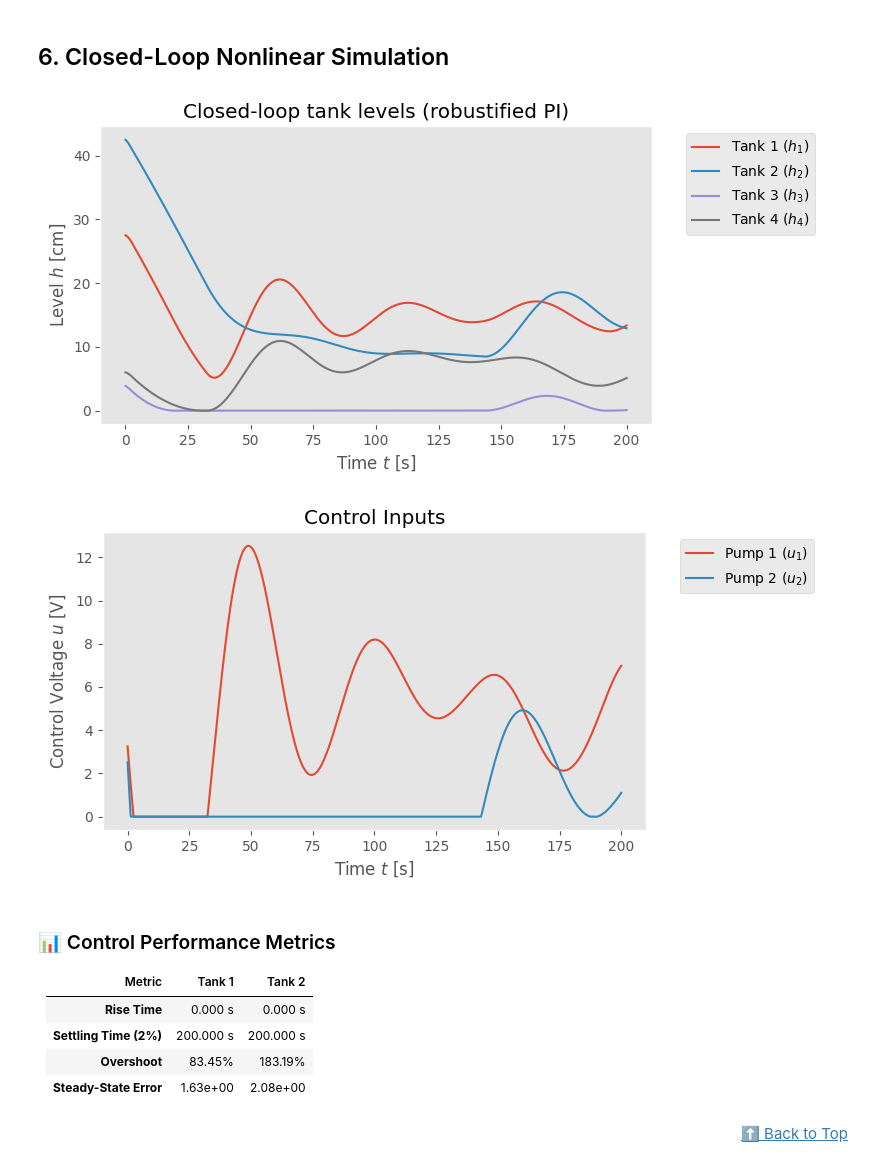
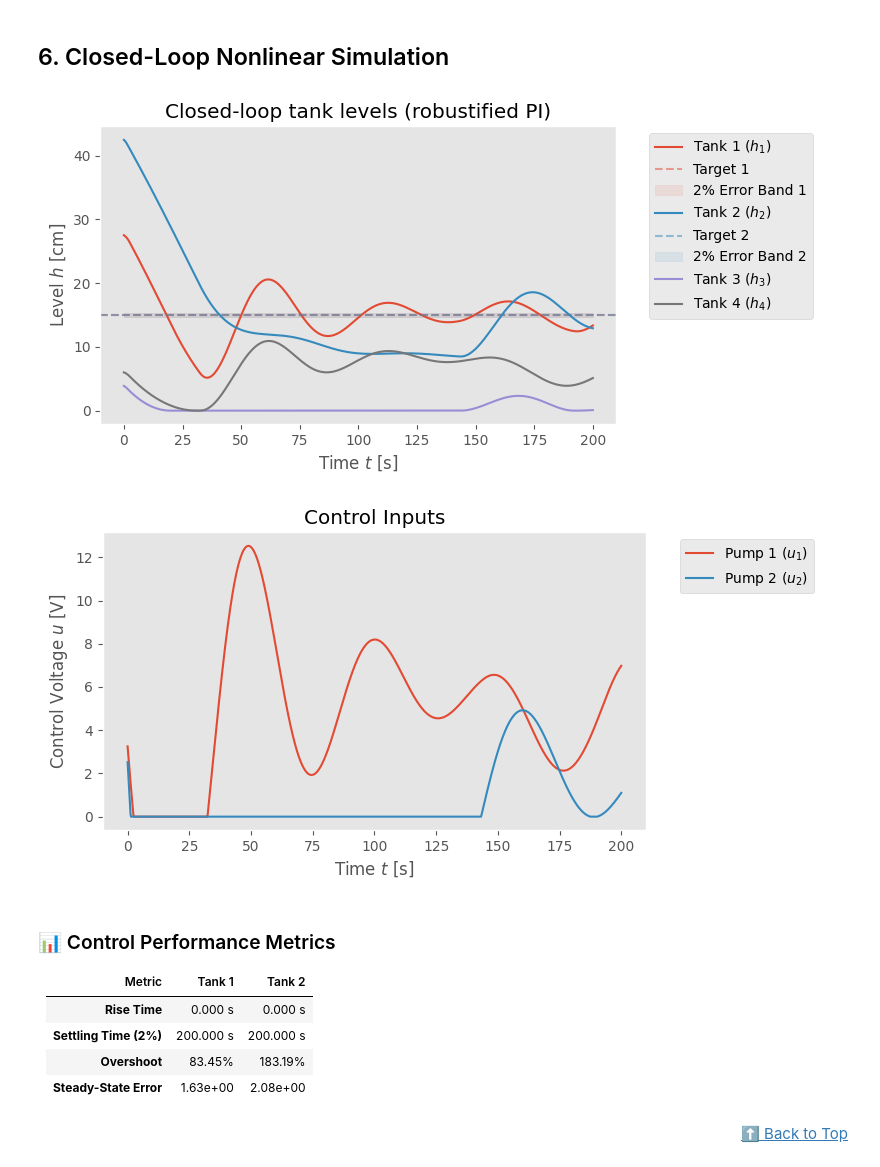
Before and after one commit to dhruvhaldar/Realistic-aerospace-optimization-problems, a Jupyter notebook: nonlinear.ipynb, the cells around one changed output. Saved outputs shown, nothing was run; the diff lists cells and outputs as text; code cells hidden in the pictures.

Commit message:
feat(ux): add visual target and error band to nonlinear tank plots
- Modified `plot_tank_levels` in `nonlinear.ipynb` to optionally accept `setpoints`.
- Added dashed lines to visualize the target level for each tank.
- Added shaded fill areas representing a 2% error band around the target.
- Added a dotted vertical line to clearly mark the settling time.
- Updated the closed-loop simulation cell to supply the `setpoints` parameter to the plotting function.
- Re-executed the notebook to regenerate the plots with the UX improvements.

Co-authored-by: dhruvhaldar <29486085+dhruvhaldar@users.noreply.github.com>

```diff
--- a/nonlinear.ipynb
+++ b/nonlinear.ipynb
@@ -149,10 +149,27 @@ class FourTank:
 
 
 # Plot helpers
-def plot_tank_levels(t, h, title="Tank Levels"):
+def plot_tank_levels(t, h, title="Tank Levels", setpoints=None):
     plt.figure(figsize=(8, 4))
     for i in range(4):
         plt.plot(t, h[i], label=f"Tank {i+1} ($h_{i+1}$)")
+
+        if setpoints is not None and i < 2:
+            target = setpoints[i]
+            plt.axhline(target, color=f"C{i}", linestyle="--", alpha=0.5, label=f"Target {i+1}")
+
+            upper = target * 1.02
+            lower = target * 0.98
+            plt.fill_between(t, lower, upper, color=f"C{i}", alpha=0.1, label=f"2% Error Band {i+1}")
+
+            y = h[i]
+            mask = (y > upper) | (y < lower)
+            if np.any(mask):
+                last_idx = np.where(mask)[0][-1]
+                if last_idx + 1 < len(t):
+                    settling_time = t[last_idx + 1]
+                    plt.axvline(settling_time, color=f"C{i}", linestyle=":", alpha=0.7, label=f"Settling Time {i+1}")
+
     plt.xlabel(r"Time $t$ [s]")
     plt.ylabel(r"Level $h$ [cm]")
     plt.title(title)
@@ -431,7 +448,7 @@ for k, tk in enumerate(t):
     sol = solve_ivp(lambda t_, x: ft.dynamics(t_, x, u_curr), [0, dt], h, max_step=dt)
     h = sol.y[:, -1]
 
-plot_tank_levels(t, h_hist, "Closed-loop tank levels (robustified PI)")
+plot_tank_levels(t, h_hist, "Closed-loop tank levels (robustified PI)", setpoints=setpoint)
 plt.figure(figsize=(8, 4))
 plt.plot(t, u_hist[0], label=r"Pump 1 ($u_1$)")
 plt.plot(t, u_hist[1], label=r"Pump 2 ($u_2$)")
@@ -477,34 +494,34 @@ def get_step_metrics(t, y, final_target):
     else:
         overshoot = 0.0
 
     steady_state_error = np.abs(y[-1] - final_target)
 
     return {
         "Rise Time": f"{rise_time:.3f} s",
         "Settling Time (2%)": f"{settling_time:.3f} s",
         "Overshoot": f"{overshoot:.2f}%",
         "Steady-State Error": f"{steady_state_error:.2e}",
     }
 
 
 # Generate Metrics Table
 # Use 'setpoint' variable from simulation configuration
 target_h1 = setpoint[0]
 target_h2 = setpoint[1]
 
 m1 = get_step_metrics(t, h_hist[0, :], target_h1)
 m2 = get_step_metrics(t, h_hist[1, :], target_h2)
 
 # Create Markdown Table manually to avoid pandas dependency
 md_table = "### 📊 Control Performance Metrics\n\n"
 md_table += "| Metric | Tank 1 | Tank 2 |\n"
 md_table += "| :--- | :--- | :--- |\n"
 for key in m1.keys():
     md_table += f"| **{key}** | {m1[key]} | {m2[key]} |\n"
 
 display(Markdown(md_table))
 # %% [output]
-[figure, old version]
+[figure, new version]
 [figure]
 ### 📊 Control Performance Metrics
 
```
